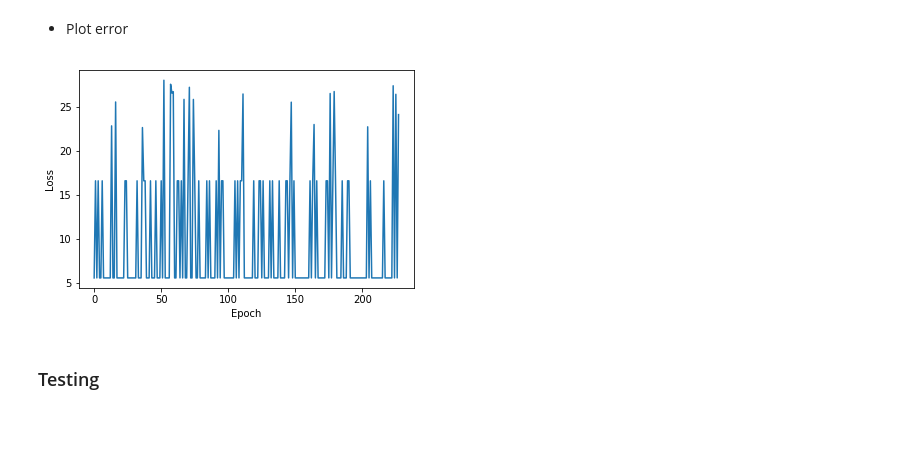
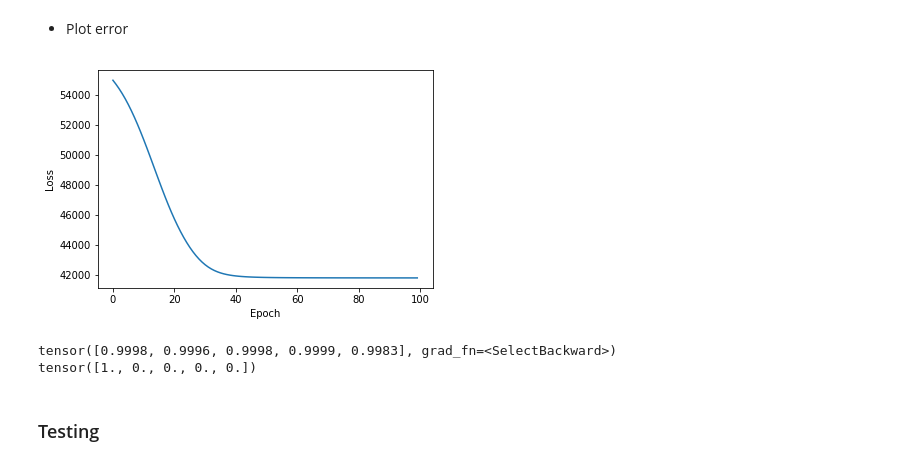
Before and after one commit to shravan097/NYCHS-Data-Analysis, a Jupyter notebook: shravan/graduationEDA.ipynb, the cells around one changed output. Saved outputs shown, nothing was run; the diff lists cells and outputs as text; code cells hidden in the pictures; blank space fills up the shorter version.

```diff
--- a/shravan/graduationEDA.ipynb
+++ b/shravan/graduationEDA.ipynb
@@ -370,21 +378,30 @@ class Net(nn.Module):
         data = self.hidden(data)
         data = torch.sigmoid(self.outputLayer(data))
         return data
+# %%
+def ourLoss(predicted,real):
+    return sum(((predicted - real)**2).flatten())
 # %%
 neuralNet = Net()
-optimizer = torch.optim.Adam(neuralNet.parameters(), lr = 0.001)
+optimizer = torch.optim.Adam(neuralNet.parameters(), lr = 0.01)
 # %%
 error = []
-criterion = nn.BCELoss()
-for i in range(X_train.shape[0]):
+epoch = 100
+for i in range(epoch):
     # zero the parameter gradients
     optimizer.zero_grad()
-    #z.grad.zero_()
     # forward + backward + optimize
-    output = neuralNet(torch.tensor(X_train.iloc[i]))
-    loss = criterion(output.cpu(),torch.tensor(y_train.iloc[i],dtype=torch.float,device='cpu'))
+    output = neuralNet(X_a)
+    loss = ourLoss(output,y_a)
     print(loss)
-    error.append(loss.detach().tolist())
+    #print(list(neuralNet.parameters())[0].grad)
+    #print(list(neuralNet.parameters())[0][0])
+    error.append(loss)
     loss.backward()
+    #import pdb; pdb.set_trace()
+    # start debugger
+
+    #print(loss)
     optimizer.step()
+    #print("iter -----------------",i)
 print('Finished Training!')
@@ -391,10 +426,17 @@ print('Finished Training!')
 # %% [markdown]
 - Plot error
 # %%
-plt.plot(np.arange(0,X_train.shape[0],1),error);
+plt.plot(np.arange(0,epoch,1),error);
 plt.xlabel("Epoch"); plt.ylabel("Loss");
 # %% [output]
-[figure, old version]
+[figure, new version]
+# %%
+test_idx = 10
+print(output[test_idx])
+print(y_train[test_idx])
+# %% [output]
+tensor([0.9998, 0.9996, 0.9998, 0.9999, 0.9983], grad_fn=<SelectBackward>)
+tensor([1., 0., 0., 0., 0.])
 # %% [markdown]
 ### Testing
 # %% [markdown]
```
Also changed, not shown: parts of 8 cells of this notebook.
